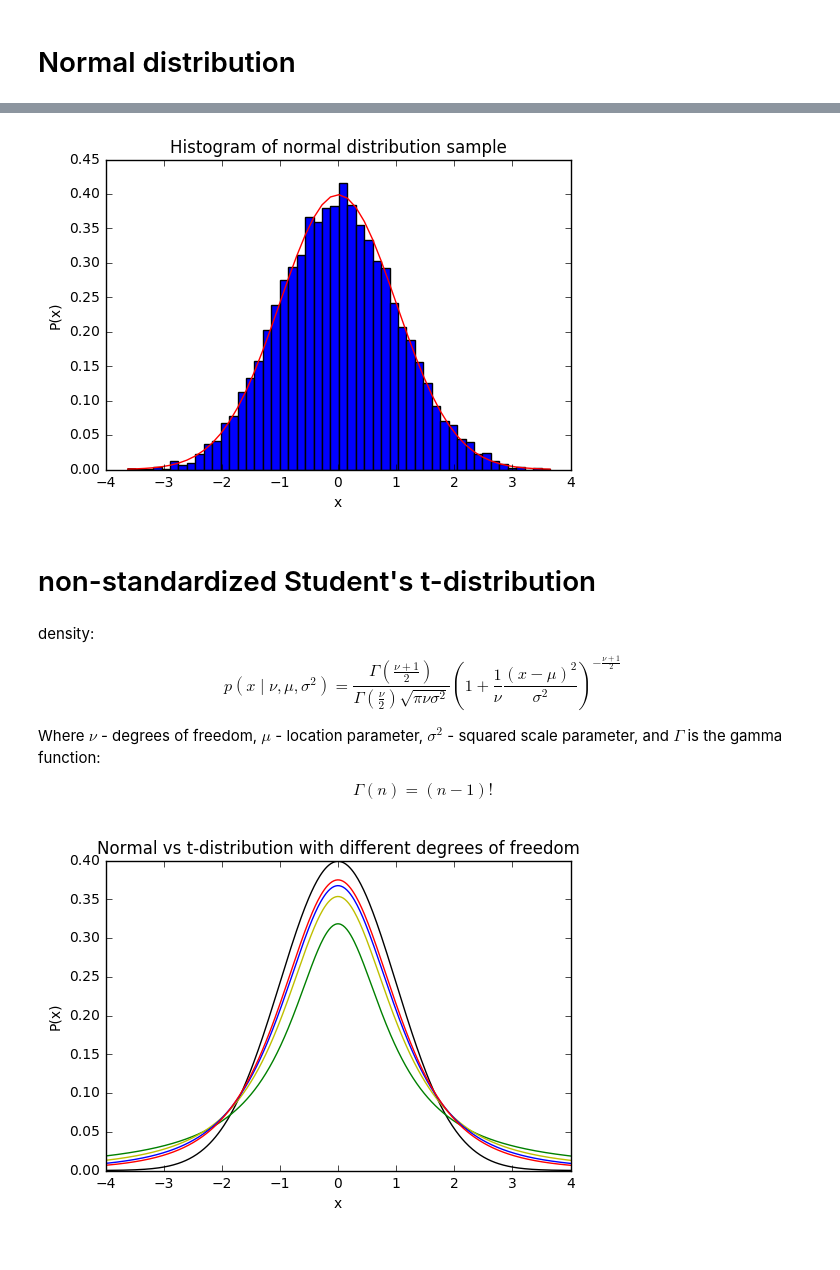
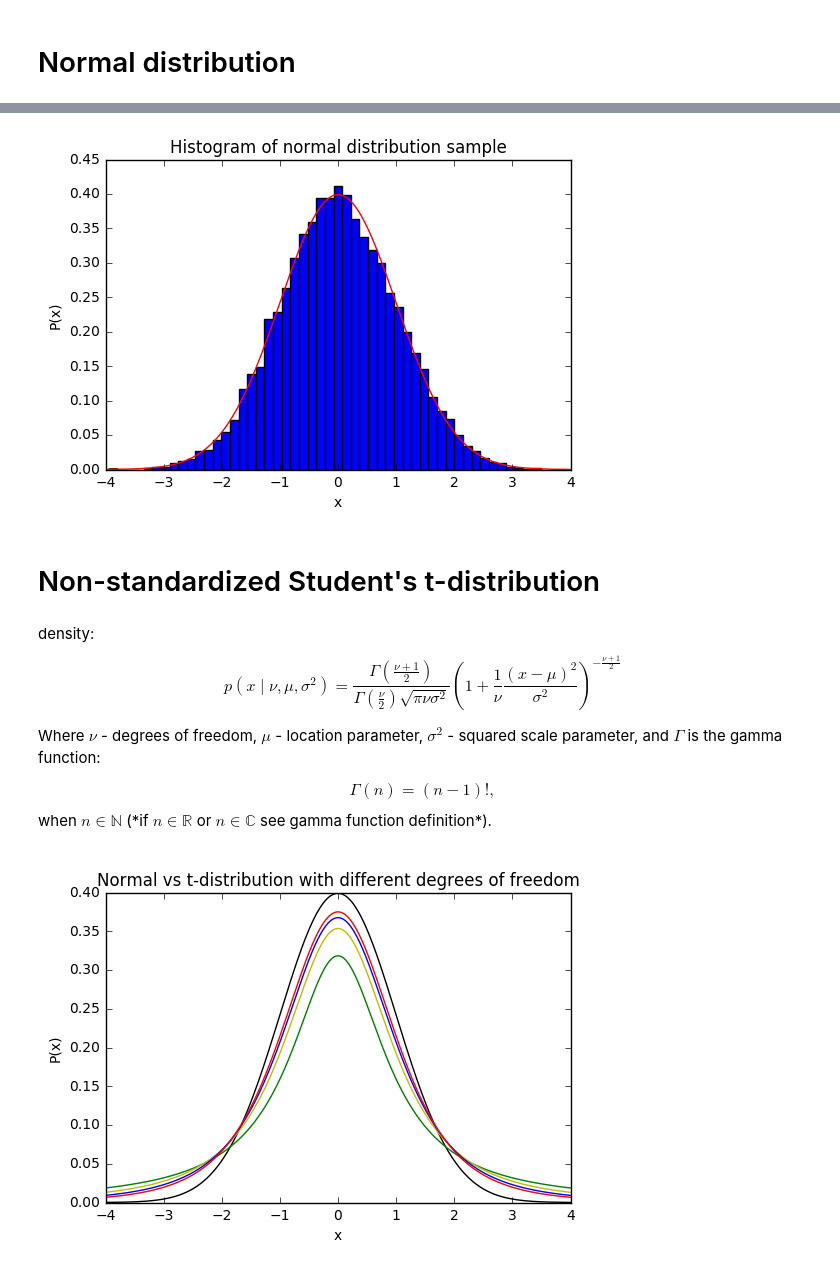
Before and after one commit to Vilozio/statistics, a Jupyter notebook: Statistics.ipynb, the cells around one changed output, grey strips where cells are left out. Drawn from its saved outputs; the diff is of its cells as text; code cells hidden in the pictures.

Commit message:
Added more definitions and fixed few funcions
Now it is better to read.

```diff
--- a/Statistics.ipynb
+++ b/Statistics.ipynb
@@ -15,14 +17,16 @@ Where $\mu$ - expectation of the distribution, $\sigma^2$ - variance
 def normal_density(x, mu=0, sigma=1):
     return 1 / math.sqrt(2 * sigma**2 * math.pi) * math.exp(- (x - mu)**2 / 2 * sigma*sigma)
 # %%
-size = 500
-normal_dens = np.zeros(size)
-x_axis = np.linspace(-4, 4, num=size)
-for i in range(size):
-    normal_dens[i] = normal_density(x_axis[i])
-plt.plot(x_axis, normal_dens)
+def draw_normal_density(mu=0, sigma=1, size=500, range_start=-4, range_stop=4, color='b'):
+    normal_dens = np.zeros(size)
+    x_axis = np.linspace(range_start, range_stop, num=size)
+    for i in range(size):
+        normal_dens[i] = normal_density(x_axis[i], mu, sigma)
+    plt.plot(x_axis, normal_dens, color)
+
+draw_normal_density()
 plt.xlabel('x')
 plt.ylabel('P(x)')
-plt.title('Standard normal distribution')
+plt.title('Standard normal distribution density')
 plt.show()
 # %% [output]
@@ -45,21 +60,20 @@ def normal_variates(size, mu=0, sigma=1):
 # %%
 sample_size = 10000
 mu, sigma = 0, 1
 norm_sample = normal_variates(sample_size)
 
 num_bins = 50
-n, bins, patches = plt.hist(norm_sample, num_bins, normed=True)
+plt.hist(norm_sample, num_bins, normed=True)
 # add a 'best fit' line
-y = mlab.normpdf(bins, mu, sigma)
-plt.plot(bins, y, color='r')
+draw_normal_density(color='r')
 plt.xlabel('x')
 plt.ylabel('P(x)')
 plt.title('Histogram of normal distribution sample')
 plt.show()
 # %% [output]
-[figure, old version]
+[figure, new version]
 # %% [markdown]
-# non-standardized Student's t-distribution
+# Non-standardized Student's t-distribution
 # %% [markdown]
 density:
 \begin{equation*}
@@ -69,6 +83,7 @@ p(x\mid \nu,\mu,\sigma^2) = \frac{\Gamma(\frac{\nu + 1}{2})}{\Gamma(\frac{\nu}{2
 Where $\nu$ - degrees of freedom, $\mu$ - location parameter, $\sigma^2$ - squared scale parameter, and $\Gamma$ is the gamma function:
 <p>
 \begin{equation*}
-\Gamma(n) = (n-1)!
+\Gamma(n) = (n-1)!,
 \end{equation*}
+when $n\in\mathbb{N}$ (*if $n\in\mathbb{R}$ or $n\in\mathbb{C}$ see gamma function definition*).
 # %%
```
Also changed, not shown: parts of 12 cells of this notebook.
